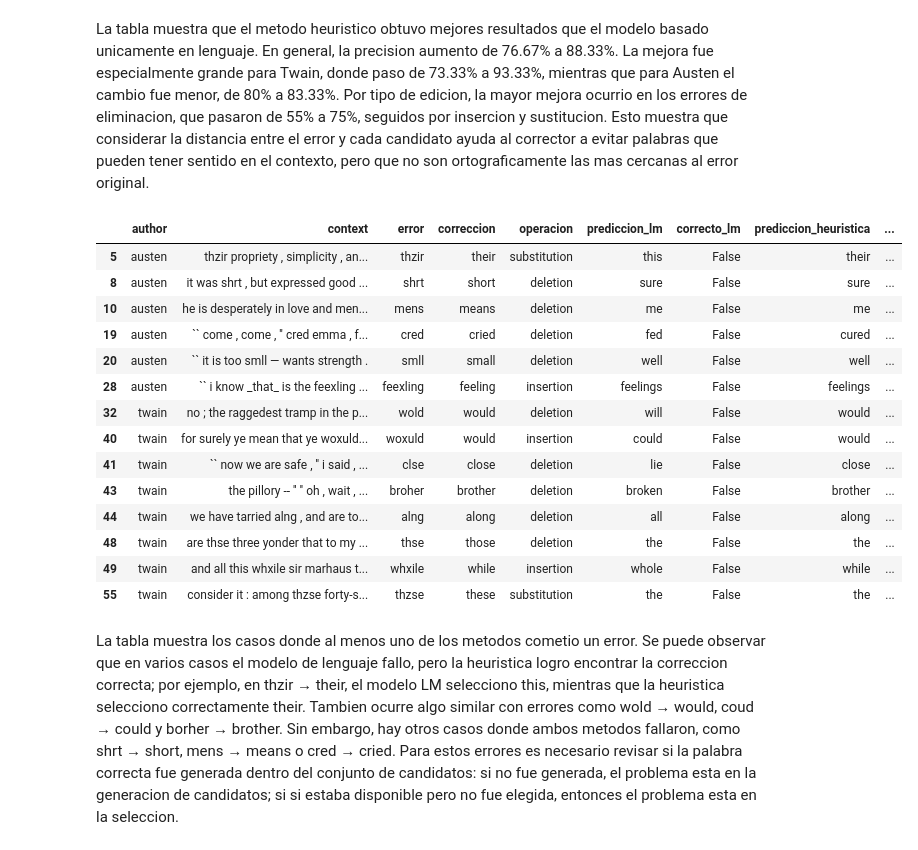
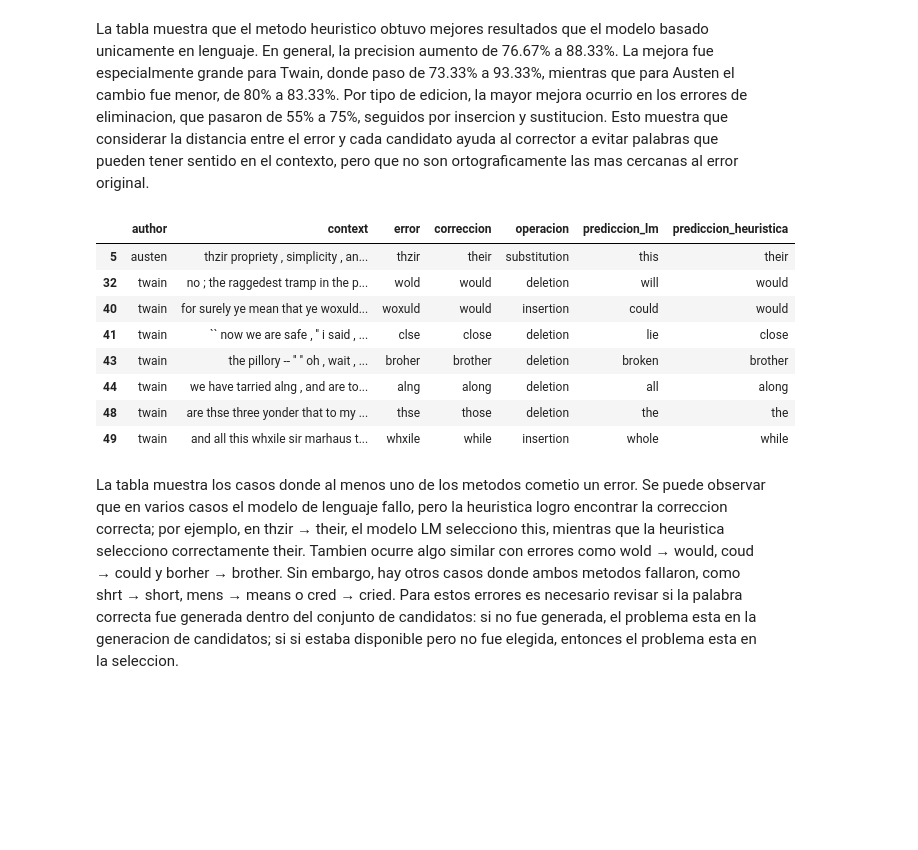
Before and after one commit to Things-I-learn/NLP-ml, a Jupyter notebook: Tarea2/aplicaciones.ipynb, the cells around one changed output. Drawn from its saved outputs; the diff is of its cells as text; code cells hidden in the pictures; blank space fills up the shorter version.

Commit message:
ajuste tabla comparativa LM y heuristica, mas detalle de la decisión de la palabra correcta

```diff
--- a/Tarea2/aplicaciones.ipynb
+++ b/Tarea2/aplicaciones.ipynb
@@ -497,38 +497,46 @@ resumen_completo
 La tabla muestra que el metodo heuristico obtuvo mejores resultados que el modelo basado unicamente en lenguaje. En general, la precision aumento de 76.67% a 88.33%. La mejora fue especialmente grande para Twain, donde paso de 73.33% a 93.33%, mientras que para Austen el cambio fue menor, de 80% a 83.33%. Por tipo de edicion, la mayor mejora ocurrio en los errores de eliminacion, que pasaron de 55% a 75%, seguidos por insercion y sustitucion. Esto muestra que considerar la distancia entre el error y cada candidato ayuda al corrector a evitar palabras que pueden tener sentido en el contexto, pero que no son ortograficamente las mas cercanas al error original.
 # %%
 errores_corrector = resultados_df[
-    (~resultados_df["correcto_lm"])
-    | (~resultados_df["correcto_heuristica"])
+    (
+        (~resultados_df["correcto_lm"]) |
+        (~resultados_df["correcto_heuristica"])
+    )
+    &
+    (
+        (
+            (resultados_df["author"] == "austen") &
+            (resultados_df["operacion"] == "substitution")
+        )
+        |
+        (
+            (resultados_df["author"] == "twain") &
+            (resultados_df["operacion"].isin(["insertion", "deletion"]))
+        )
+    )
 ]
 
 errores_corrector[
     [
         "author",
         "context",
         "error",
         "correccion",
         "operacion",
         "prediccion_lm",
-        "correcto_lm",
         "prediccion_heuristica",
-        "correcto_heuristica"
+#        "correcto_lm",
+ #       "correcto_heuristica"
     ]
 ]
 # %% [output]
-|  | author | context | error | correccion | operacion | prediccion_lm | correcto_lm | prediccion_heuristica | ... |
-| 5 | austen | thzir propriety , simplicity , an... | thzir | their | substitution | this | False | their | ... |
-| 8 | austen | it was shrt , but expressed good ... | shrt | short | deletion | sure | False | sure | ... |
-| 10 | austen | he is desperately in love and men... | mens | means | deletion | me | False | me | ... |
-| 19 | austen | `` come , come , '' cred emma , f... | cred | cried | deletion | fed | False | cured | ... |
-| 20 | austen | `` it is too smll — wants strength . | smll | small | deletion | well | False | well | ... |
-| 28 | austen | `` i know _that_ is the feexling ... | feexling | feeling | insertion | feelings | False | feelings | ... |
-| 32 | twain | no ; the raggedest tramp in the p... | wold | would | deletion | will | False | would | ... |
-| 40 | twain | for surely ye mean that ye woxuld... | woxuld | would | insertion | could | False | would | ... |
-| 41 | twain | `` now we are safe , '' i said , ... | clse | close | deletion | lie | False | close | ... |
-| 43 | twain | the pillory -- '' '' oh , wait , ... | broher | brother | deletion | broken | False | brother | ... |
-| 44 | twain | we have tarried alng , and are to... | alng | along | deletion | all | False | along | ... |
-| 48 | twain | are thse three yonder that to my ... | thse | those | deletion | the | False | the | ... |
-| 49 | twain | and all this whxile sir marhaus t... | whxile | while | insertion | whole | False | while | ... |
-| 55 | twain | consider it : among thzse forty-s... | thzse | these | substitution | the | False | the | ... |
+|  | author | context | error | correccion | operacion | prediccion_lm | prediccion_heuristica |
+| 5 | austen | thzir propriety , simplicity , an... | thzir | their | substitution | this | their |
+| 32 | twain | no ; the raggedest tramp in the p... | wold | would | deletion | will | would |
+| 40 | twain | for surely ye mean that ye woxuld... | woxuld | would | insertion | could | would |
+| 41 | twain | `` now we are safe , '' i said , ... | clse | close | deletion | lie | close |
+| 43 | twain | the pillory -- '' '' oh , wait , ... | broher | brother | deletion | broken | brother |
+| 44 | twain | we have tarried alng , and are to... | alng | along | deletion | all | along |
+| 48 | twain | are thse three yonder that to my ... | thse | those | deletion | the | the |
+| 49 | twain | and all this whxile sir marhaus t... | whxile | while | insertion | whole | while |
 # %% [markdown]
 La tabla muestra los casos donde al menos uno de los metodos cometio un error. Se puede observar que en varios casos el modelo de lenguaje fallo, pero la heuristica logro encontrar la correccion correcta; por ejemplo, en thzir → their, el modelo LM selecciono this, mientras que la heuristica selecciono correctamente their. Tambien ocurre algo similar con errores como wold → would, coud → could y borher → brother. Sin embargo, hay otros casos donde ambos metodos fallaron, como shrt → short, mens → means o cred → cried. Para estos errores es necesario revisar si la palabra correcta fue generada dentro del conjunto de candidatos: si no fue generada, el problema esta en la generacion de candidatos; si si estaba disponible pero no fue elegida, entonces el problema esta en la seleccion.
```
Also changed, not shown: parts of 3 cells of this notebook.
